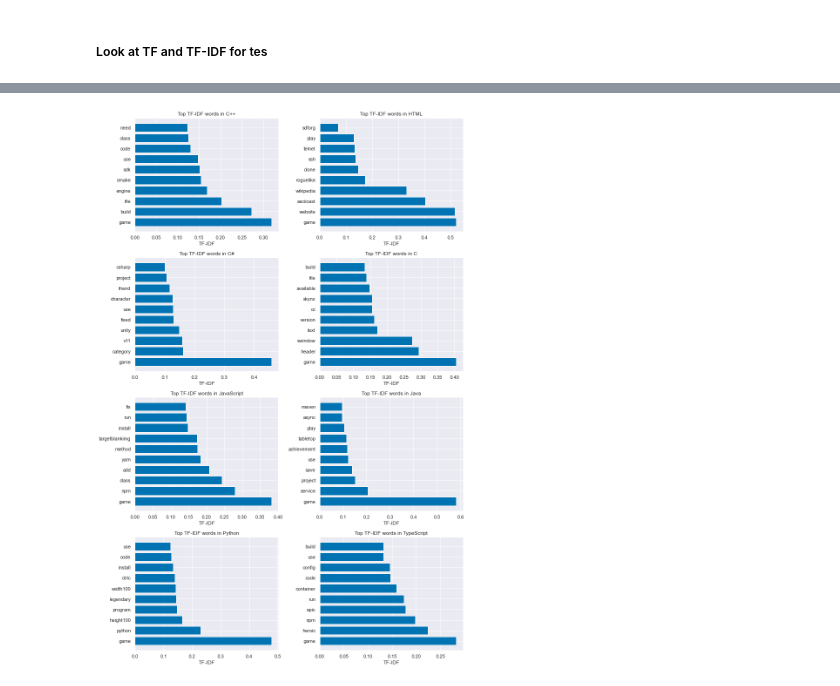
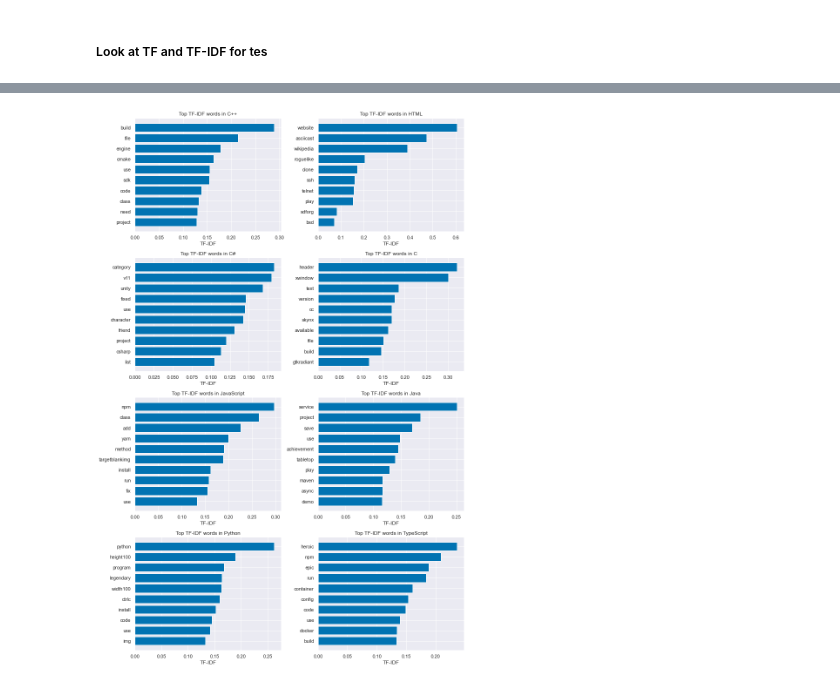
Before and after one commit to paige-arsene-cayt-nlp-project/games-nlp, a Jupyter notebook: Cayt_workspace/explore_workbook.ipynb, the cells around one changed output, grey strips where cells are left out. Saved outputs shown, nothing was run; the diff lists cells and outputs as text; code cells hidden in the pictures.

Commit message:
added plotting functions

```diff
--- a/Cayt_workspace/explore_workbook.ipynb
+++ b/Cayt_workspace/explore_workbook.ipynb
@@ -209,15 +208,16 @@ Name: C, dtype: float64
 # %%
 plt.figure(figsize=(12,18))
 for cnt,l in enumerate(tr_tfidf.index):
     #sort by language, grab top 10 - series index is name
     top10 = tr_tfidf.sort_values(by=l,axis=1,ascending=False).loc[l,:].head(10)
 
     plt.subplot(4,2,cnt+1)
     #graph first 10 columns
     plt.barh(y=top10.index,width=top10);
     plt.title(f'Top TF-IDF words in {l}');
     plt.xlabel(f'TF-IDF');
+    plt.gca().invert_yaxis()
 
 plt.tight_layout()
 # %% [output]
-[figure, old version]
+[figure, new version]
```
Also changed, not shown: parts of 11 cells of this notebook, 2 other files.
